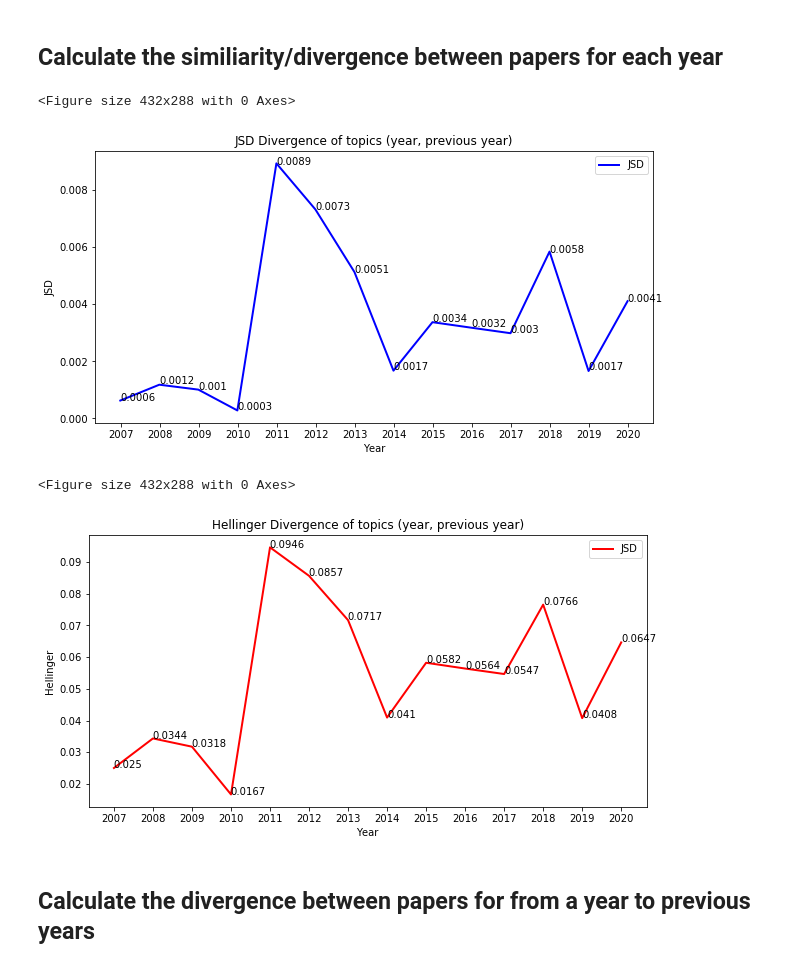
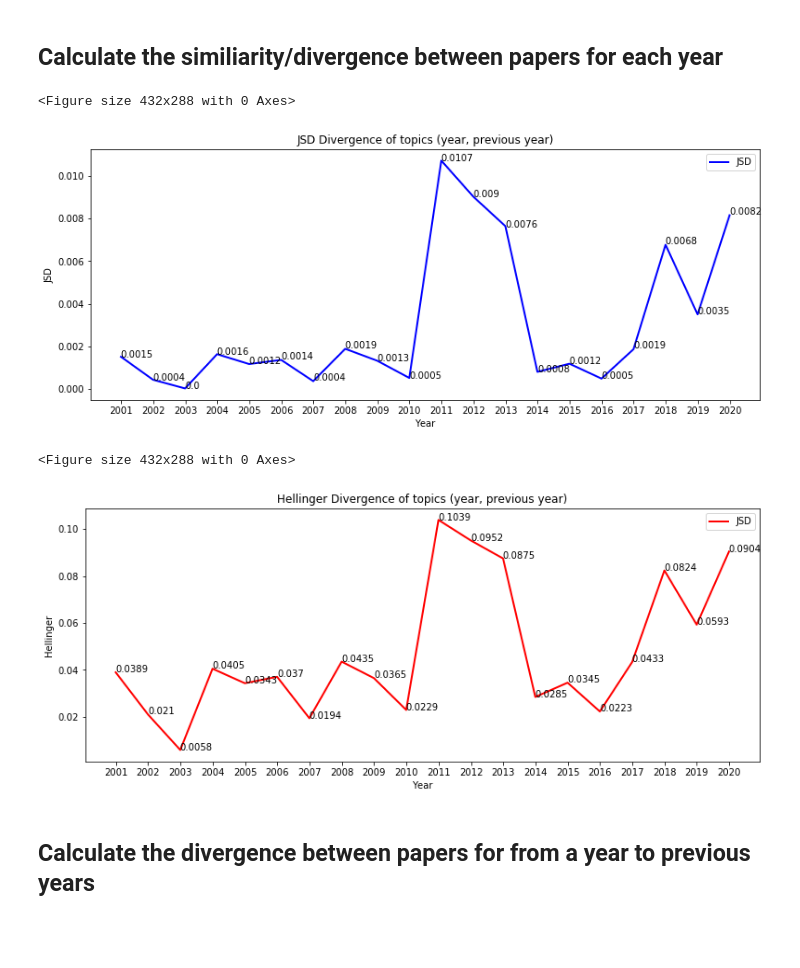
Before and after one commit to iyves/auto-keyphrase-extraction-ru, a Jupyter notebook: src/topic_modeling.ipynb, the cells around one changed output. Cells and saved outputs as stored; diff of their text form; code cells hidden in the pictures; blank space fills up the shorter version.

```diff
--- a/src/topic_modeling.ipynb
+++ b/src/topic_modeling.ipynb
@@ -312,0 +758,23 @@ Visualization for topics from 2011:
+# %%
+from gensim.models import LdaModel
+import pyLDAvis.gensim
+pyLDAvis.enable_notebook()
+
+# Load the best model
+lda_model = LdaModel.load(str(Path(target, "all.gensim")))
+
+topic_probs = {i: [] for i in range(num_topics)}
+top_articles = []
+for doc_id, doc in zip(corpus_keys, corpus):
+    topic_distribution = lda_model[lda_model.id2word.doc2bow(doc)]
+    for topic_id, probability in topic_distribution:
+        topic_probs[topic_id].append((doc_id, probability))
+for topic_id, doc_probs in topic_probs.items():
+    doc_probs = sorted(doc_probs, key = lambda x: x[1], reverse = True)
+    top_articles.append([prob for prob in doc_probs[:num_articles]])
+
+print("-"*50, "\nTopics for entire dialog corpus:")
+TopicModeler.print_topics(lda_model, num_words=num_words, top_articles=top_articles)
+
+vis = pyLDAvis.gensim.prepare(lda_model, bow_corpus, dictionary)
+display(pyLDAvis.display(vis))
@@ -315,13 +930,12 @@ Visualization for topics from 2011:
 # %%
 from gensim.matutils import jensen_shannon, hellinger
 from gensim.models import LdaModel
-from gensim.test.utils import datapath
 from pathlib import Path
 
 import matplotlib.pyplot as plt
 
 
-year_range = range(2006, 2021)
+year_range = range(2000, 2021)
 model_dir = str(Path("../data/LDA/final").resolve())
 input_dir = str(Path("../data/preprocessed").resolve())
 target = str(Path("../data/LDA/final").resolve())
@@ -340,7 +954,11 @@ for year in year_range:
     with open(input_file, "rb") as file:
         cur_corpus = pickle.load(file)
     cur_corpus = [token for sentence in cur_corpus for token in sentence]
-    distributions.append(lda_model[lda_model.id2word.doc2bow(cur_corpus)])
+
+    dist = [(t, 0) for t in range(1, num_topics+1)]
+    for t, p in lda_model[lda_model.id2word.doc2bow(cur_corpus)]:
+        dist[t] = (t, p)
+    distributions.append(dist)
 
 # Divergence (year, previous year)
 for i in range(1, len(year_range)):
@@ -352,42 +970,42 @@ width = 0.01
 xlocs = [i for i in year_range[1:]]
 
 plt.clf()
-plt.figure(figsize=(10,5))
+plt.figure(figsize=(13,5))
 plt.title("JSD Divergence of topics (year, previous year)")
 plt.xlabel("Year")
 plt.ylabel("JSD")
 
 for x, y in enumerate([round(c, 4) for c in divergence_jsd]):
     plt.text(xlocs[x] - width/2, y, str(y))
 plt.xticks([num + width/2 for num in year_range[1:]],
            year_range[1:])
 
 plt.plot(year_range[1:], divergence_jsd, color='blue', linewidth=2, label="JSD")
 plt.legend(loc="best")
 plt.savefig(Path(target,"divergence_jsd.png"))
 plt.show()
 
 # Hellinger divergence
 plt.clf()
-plt.figure(figsize=(10,5))
+plt.figure(figsize=(13,5))
 plt.title("Hellinger Divergence of topics (year, previous year)")
 plt.xlabel("Year")
 plt.ylabel("Hellinger")
 
 for x, y in enumerate([round(c, 4) for c in divergence_hellinger]):
     plt.text(xlocs[x] - width/2, y, str(y))
 plt.xticks([num + width/2 for num in year_range[1:]],
            year_range[1:])
 
 plt.plot(year_range[1:], divergence_hellinger, color='red', linewidth=2, label="JSD")
 plt.legend(loc="best")
 plt.savefig(Path(target,"divergence_hellinger.png"))
 plt.show()
 # %% [output]
 <Figure size 432x288 with 0 Axes>
-[figure, old version]
+[figure, new version]
 <Figure size 432x288 with 0 Axes>
-[figure, old version]
+[figure, new version]
 # %% [markdown]
 ## Calculate the divergence between papers for from a year to previous years
 # %%
```
Also changed, not shown: parts of 22 cells of this notebook, 43 other files.
